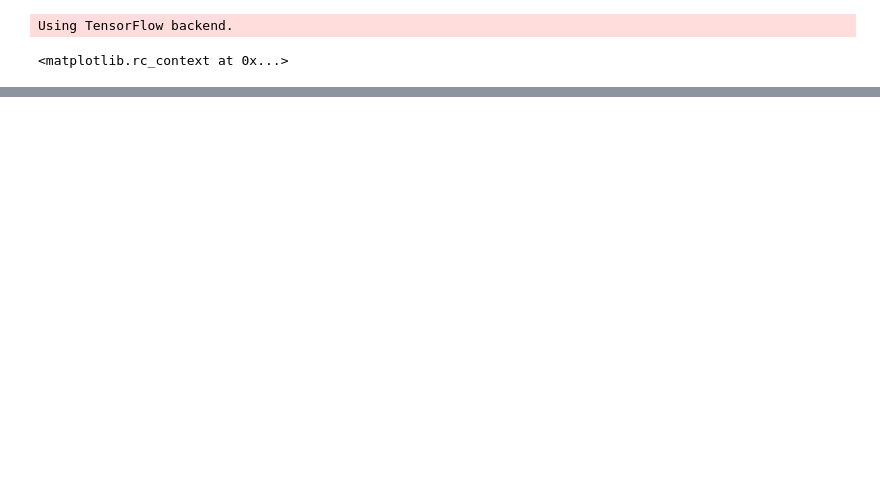
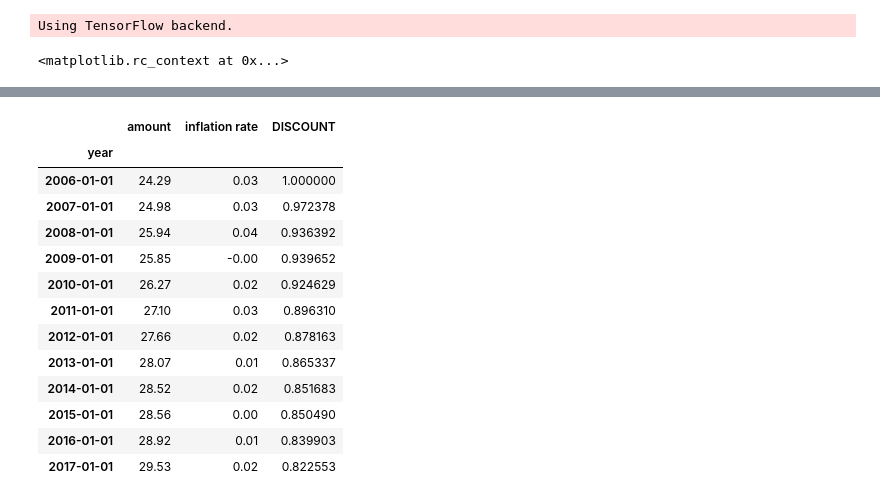
Before and after one commit to janlucasdeinhard/pyfiles, a Jupyter notebook: 10_PROJECT_STOCKPRED/STOCKSDATAv20.ipynb, the cells around one changed output, grey strips where cells are left out. Saved outputs shown, nothing was run; the diff lists cells and outputs as text; code cells hidden in the pictures; blank space fills up the shorter version.

```diff
--- a/10_PROJECT_STOCKPRED/STOCKSDATAv20.ipynb
+++ b/10_PROJECT_STOCKPRED/STOCKSDATAv20.ipynb
@@ -78,0 +146,23 @@ bf.reindex(date_idx,fill_value=0)['Open'].plot()
+# %%
+df_infl = pd.read_csv('..\\..\\TF_data\\STOCKDATA\\inflation_data.csv',parse_dates=['year']).set_index('year')
+df_infl = df_infl[(df_infl.index.year>=m.open.index.year.min())&(df_infl.index.year<=m.open.index.year.max())]
+
+base_infl = df_infl.head(1).amount.values[0]
+df_infl['DISCOUNT'] = base_infl/df_infl['amount']
+# %%
+df_infl
+# %% [output]
+|  | amount | inflation rate | DISCOUNT |
+| year |  |  |  |
+| 2006-01-01 | 24.29 | 0.03 | 1.000000 |
+| 2007-01-01 | 24.98 | 0.03 | 0.972378 |
+| 2008-01-01 | 25.94 | 0.04 | 0.936392 |
+| 2009-01-01 | 25.85 | -0.00 | 0.939652 |
+| 2010-01-01 | 26.27 | 0.02 | 0.924629 |
+| 2011-01-01 | 27.10 | 0.03 | 0.896310 |
+| 2012-01-01 | 27.66 | 0.02 | 0.878163 |
+| 2013-01-01 | 28.07 | 0.01 | 0.865337 |
+| 2014-01-01 | 28.52 | 0.02 | 0.851683 |
+| 2015-01-01 | 28.56 | 0.00 | 0.850490 |
+| 2016-01-01 | 28.92 | 0.01 | 0.839903 |
+| 2017-01-01 | 29.53 | 0.02 | 0.822553 |
```
Also changed, not shown: parts of 16 cells of this notebook.
